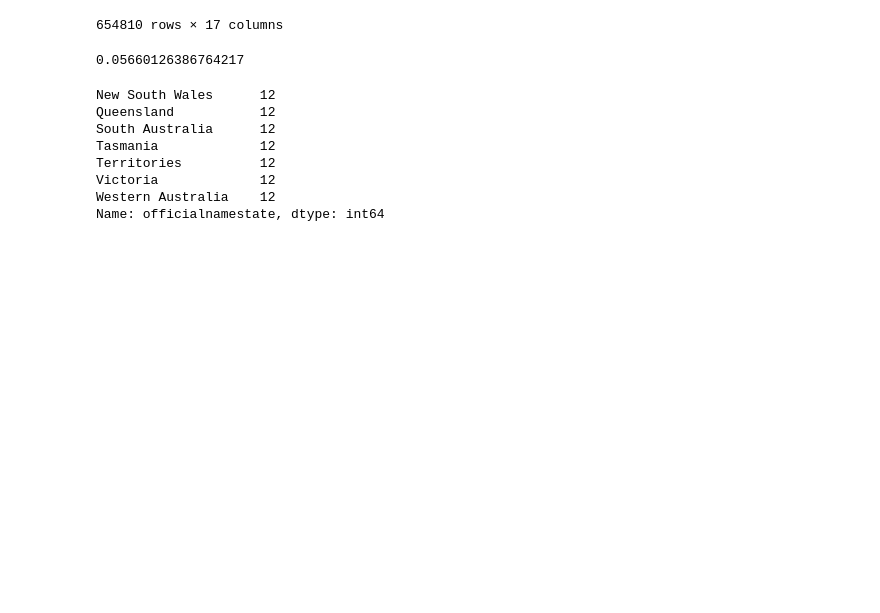
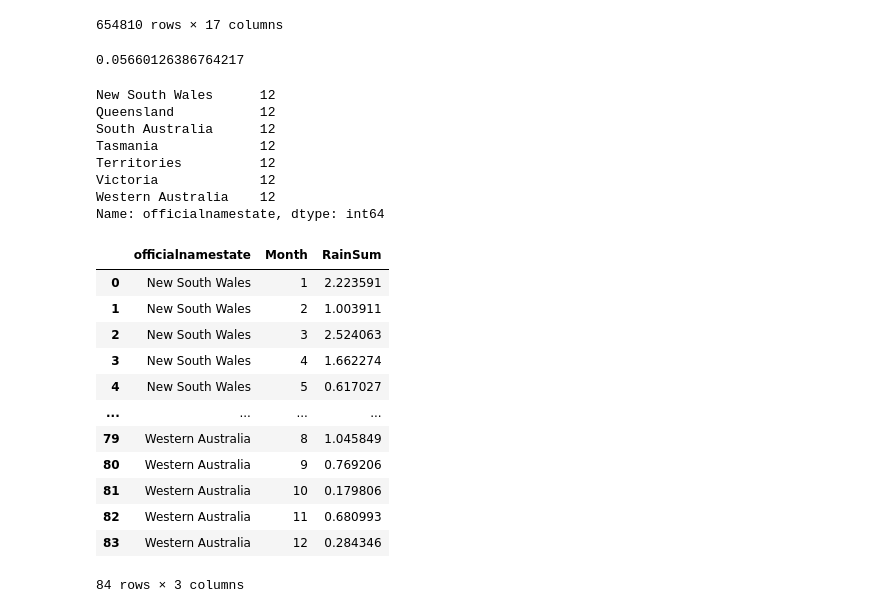
Before and after one commit to danielliu2707/AusClimate, a Jupyter notebook: notebooks/rainfall_streamgraph.ipynb, the cells around one changed output. Cells and saved outputs as stored; diff of their text form; code cells hidden in the pictures; blank space fills up the shorter version.

```diff
--- a/notebooks/rainfall_streamgraph.ipynb
+++ b/notebooks/rainfall_streamgraph.ipynb
@@ -84,3 +85,20 @@ Territories          12
 Victoria             12
 Western Australia    12
 Name: officialnamestate, dtype: int64
+# %%
+state_rainfall = pd.read_csv("../data/state_rainfall.csv", index_col=0)
+state_rainfall
+# %% [output]
+|  | officialnamestate | Month | RainSum |
+| 0 | New South Wales | 1 | 2.223591 |
+| 1 | New South Wales | 2 | 1.003911 |
+| 2 | New South Wales | 3 | 2.524063 |
+| 3 | New South Wales | 4 | 1.662274 |
+| 4 | New South Wales | 5 | 0.617027 |
+| ... | ... | ... | ... |
+| 79 | Western Australia | 8 | 1.045849 |
+| 80 | Western Australia | 9 | 0.769206 |
+| 81 | Western Australia | 10 | 0.179806 |
+| 82 | Western Australia | 11 | 0.680993 |
+| 83 | Western Australia | 12 | 0.284346 |
+84 rows × 3 columns
```
Also changed, not shown: parts of 4 cells of this notebook, 3 other files.
